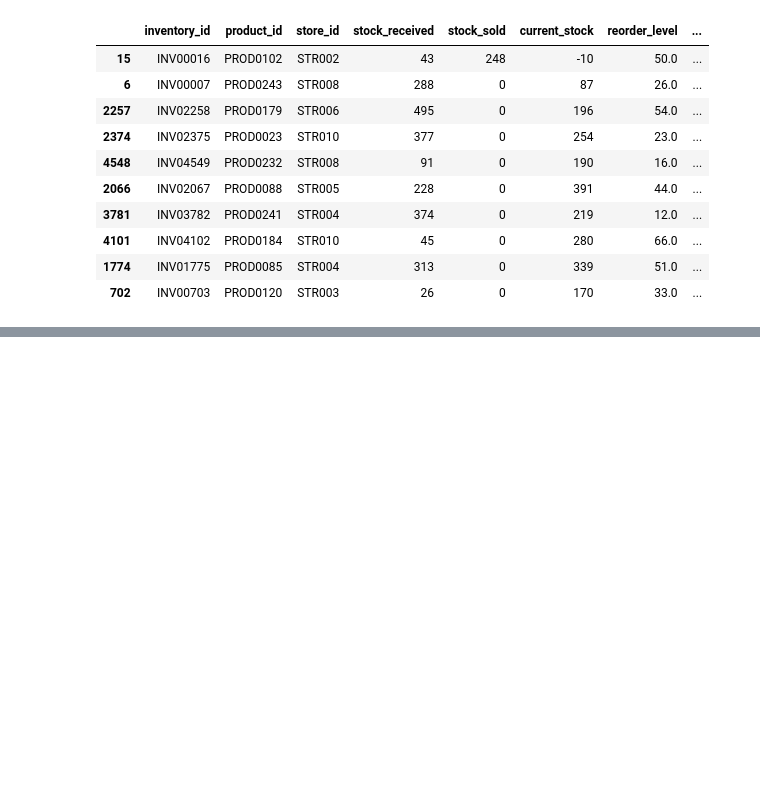
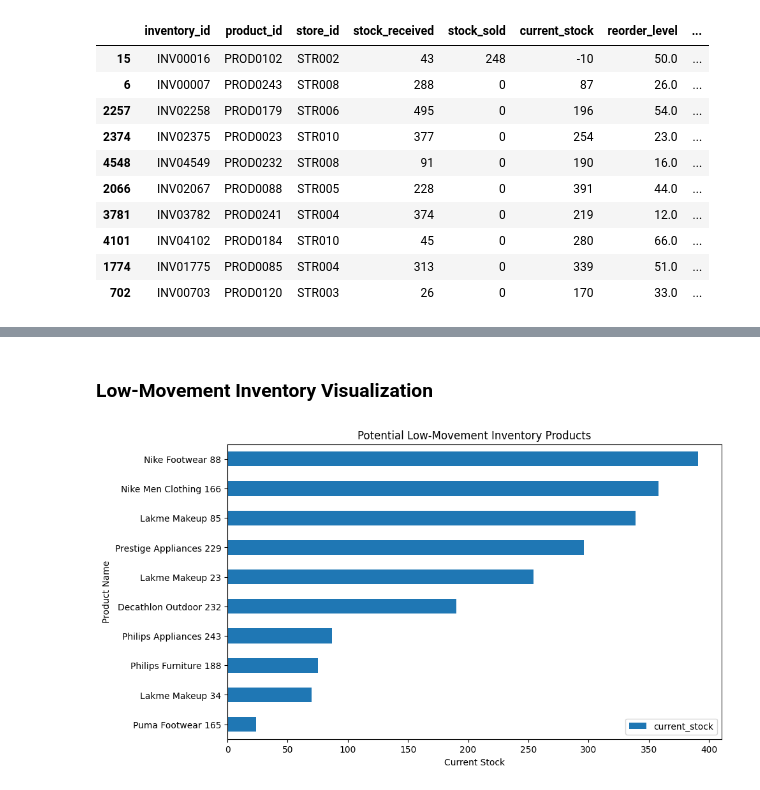
Before and after one commit to utkarshdhangar5/retail-sales-inventory-analytics, a Jupyter notebook: notebooks/ExploratoryDataAnalysis.ipynb, the cells around one changed output, grey strips where cells are left out. Saved outputs shown, nothing was run; the diff lists cells and outputs as text; code cells hidden in the pictures; blank space fills up the shorter version.

Commit message:
eda: completed inventory movement and reorder level analysis

```diff
--- a/notebooks/ExploratoryDataAnalysis.ipynb
+++ b/notebooks/ExploratoryDataAnalysis.ipynb
@@ -1122,0 +1141,5 @@ low_movement_products.head(10)
+# %%
+# removing values lower than 0 in current stock
+inventory_products = inventory_products[
+    inventory_products['current_stock'] >= 0
+]
@@ -1122,0 +1153,17 @@ low_movement_products.head(10)
+# %%
+inventory_products['movement_ratio'] = (
+    inventory_products['stock_sold'] /
+    inventory_products['current_stock']
+)
+# %%
+low_movement_products = inventory_products.sort_values(
+    by='movement_ratio'
+)
+
+low_movement_products[[
+    'product_name',
+    'category',
+    'current_stock',
+    'stock_sold',
+    'movement_ratio'
+]].head(10)
@@ -1122,0 +1182,19 @@ low_movement_products.head(10)
+# %% [markdown]
+### Low-Movement Inventory Visualization
+# %%
+low_movement_products.head(10).sort_values(
+    by='current_stock'
+).plot(
+    x='product_name',
+    y='current_stock',
+    kind='barh',
+    figsize=(10,6)
+)
+
+plt.title('Potential Low-Movement Inventory Products')
+plt.xlabel('Current Stock')
+plt.ylabel('Product Name')
+
+plt.show()
+# %% [output]
+[figure, added]
```
Also changed, not shown: parts of 6 cells of this notebook.
